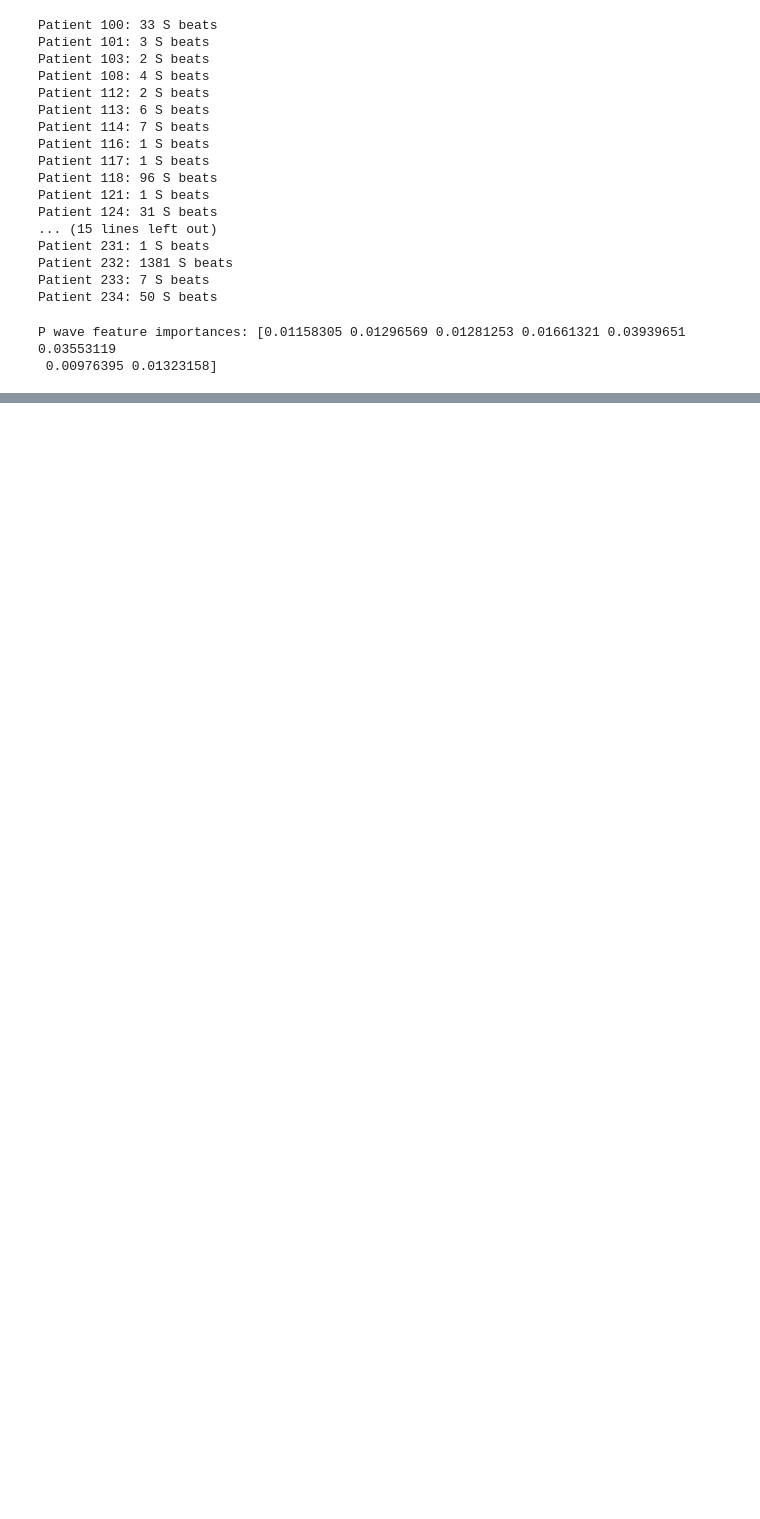
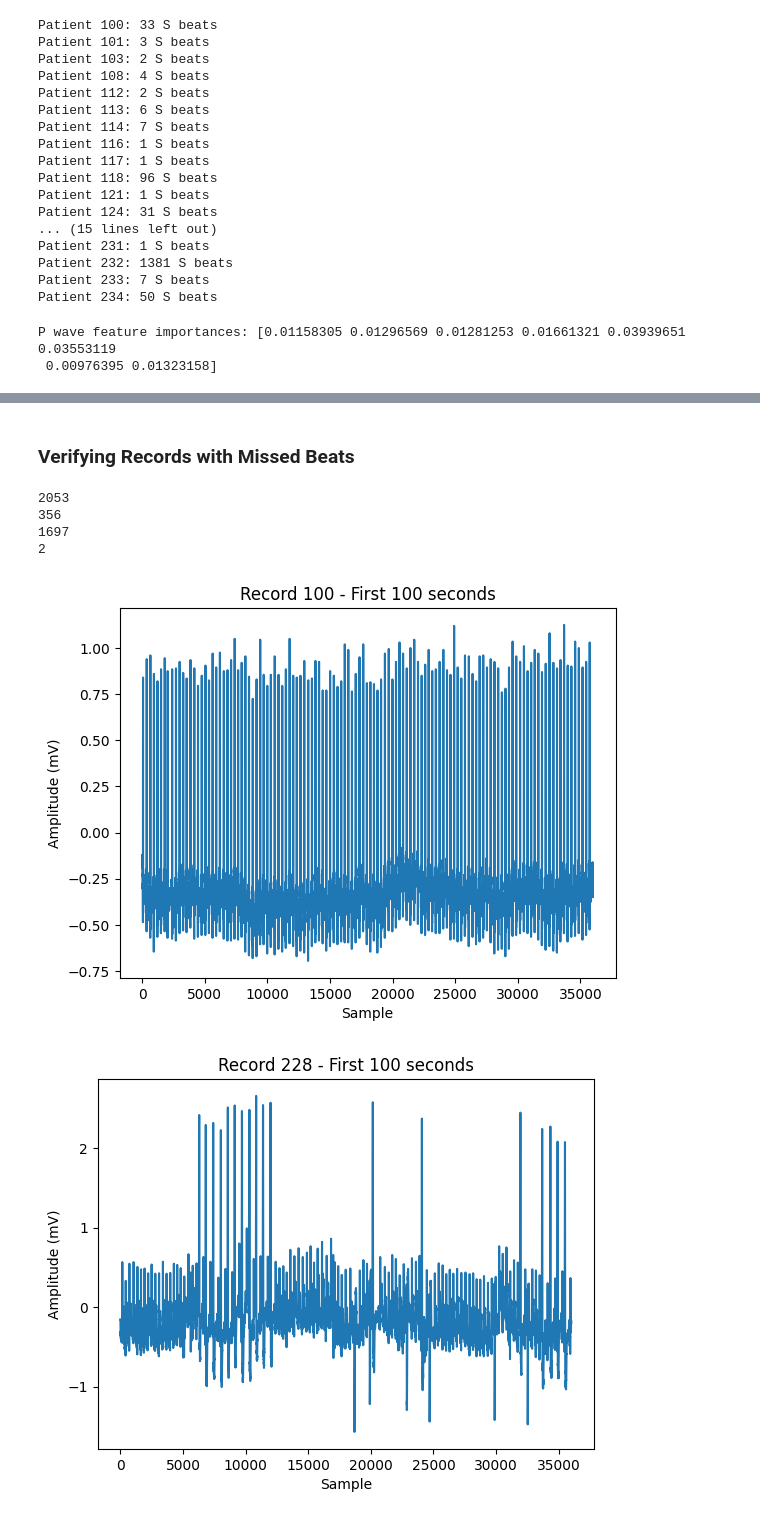
Before and after one commit to nhartmann00/ecg-arrhythmia-classifier, a Jupyter notebook: notebooks/01_ecg_pipeline.ipynb, the cells around one changed output, grey strips where cells are left out. Drawn from its saved outputs; the diff is of its cells as text; code cells hidden in the pictures; blank space fills up the shorter version.

```diff
--- a/notebooks/01_ecg_pipeline.ipynb
+++ b/notebooks/01_ecg_pipeline.ipynb
@@ -949,0 +1206,2 @@ P wave feature importances: [0.01158305 0.01296569 0.01281253 0.01661321 0.03939
+# %% [markdown]
+### Verifying Records with Missed Beats
@@ -949,0 +1256,59 @@ P wave feature importances: [0.01158305 0.01296569 0.01281253 0.01661321 0.03939
+# %%
+print(len(true))
+print(len(matches))
+print(len(misses))
+print(len(false_alarms))
+# %% [output]
+2053
+356
+1697
+2
+# %%
+import wfdb
+import matplotlib.pyplot as plt
+
+record_100 = wfdb.rdrecord('data/mitdb/100')
+signal_100 = record_100.p_signal[:, 0]  # channel 0
+fs_100 = record_100.fs  # sampling frequency (360 Hz)
+
+# plot first 10 seconds
+plt.plot(signal_100[:100*fs])
+plt.xlabel('Sample')
+plt.ylabel('Amplitude (mV)')
+plt.title('Record 100 - First 100 seconds')
+plt.show()
+
+record_228 = wfdb.rdrecord('data/mitdb/228')
+signal_228 = record_228.p_signal[:, 0]  # channel 0
+fs_228 = record_228.fs  # sampling frequency (360 Hz)
+
+# plot first 10 seconds
+plt.plot(signal_228[:100*fs])
+plt.xlabel('Sample')
+plt.ylabel('Amplitude (mV)')
+plt.title('Record 228 - First 100 seconds')
+plt.show()
+
+record_104 = wfdb.rdrecord('data/mitdb/104')
+signal_104 = record_104.p_signal[:, 0]  # channel 0
+fs_104 = record_104.fs  # sampling frequency (360 Hz)
+
+# plot first 10 seconds
+plt.plot(signal_104[:100*fs])
+plt.xlabel('Sample')
+plt.ylabel('Amplitude (mV)')
+plt.title('Record 104 - First 100 seconds')
+plt.show()
+
+record_114 = wfdb.rdrecord('data/mitdb/114')
+signal_114 = record_114.p_signal[:, 0]  # channel 0
+fs_114 = record_114.fs  # sampling frequency (360 Hz)
+
+plt.plot(signal_114[990*fs:1120*fs])
+plt.xlabel('Sample')
+plt.ylabel('Amplitude (mV)')
+plt.title('Record 114 - Sample 356,400–367,200')
+plt.show()
+# %% [output]
+[figure, added]
+[figure, added]
```
Also changed, not shown: parts of 29 cells of this notebook, 8 other files.
